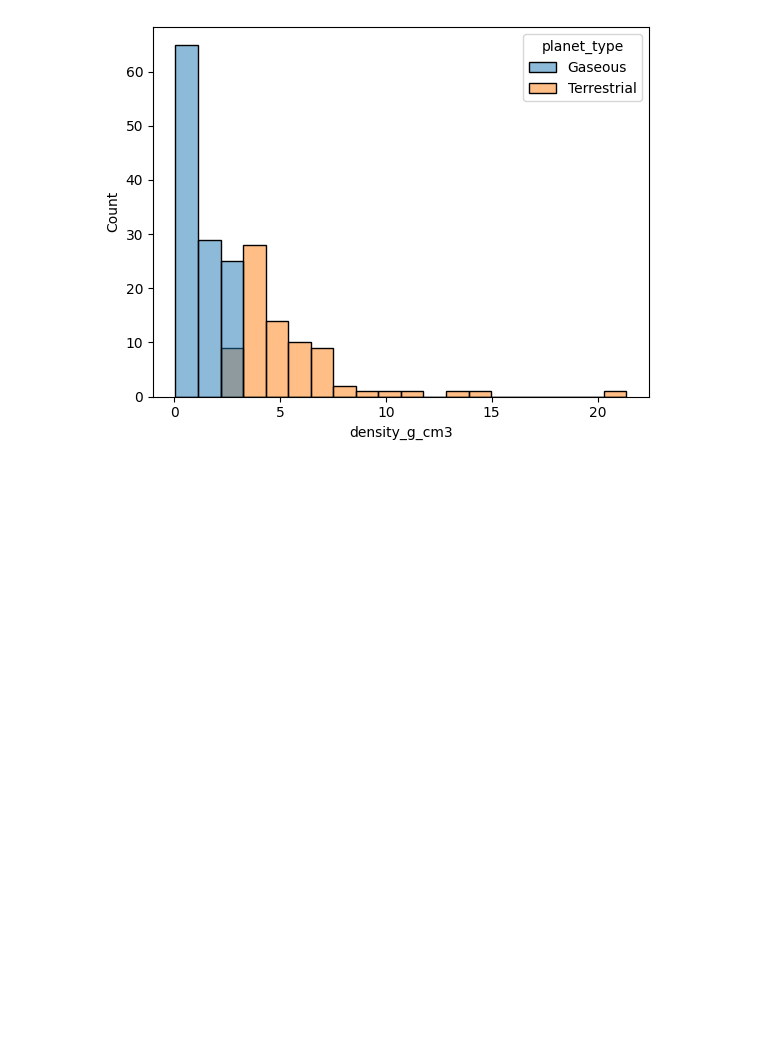
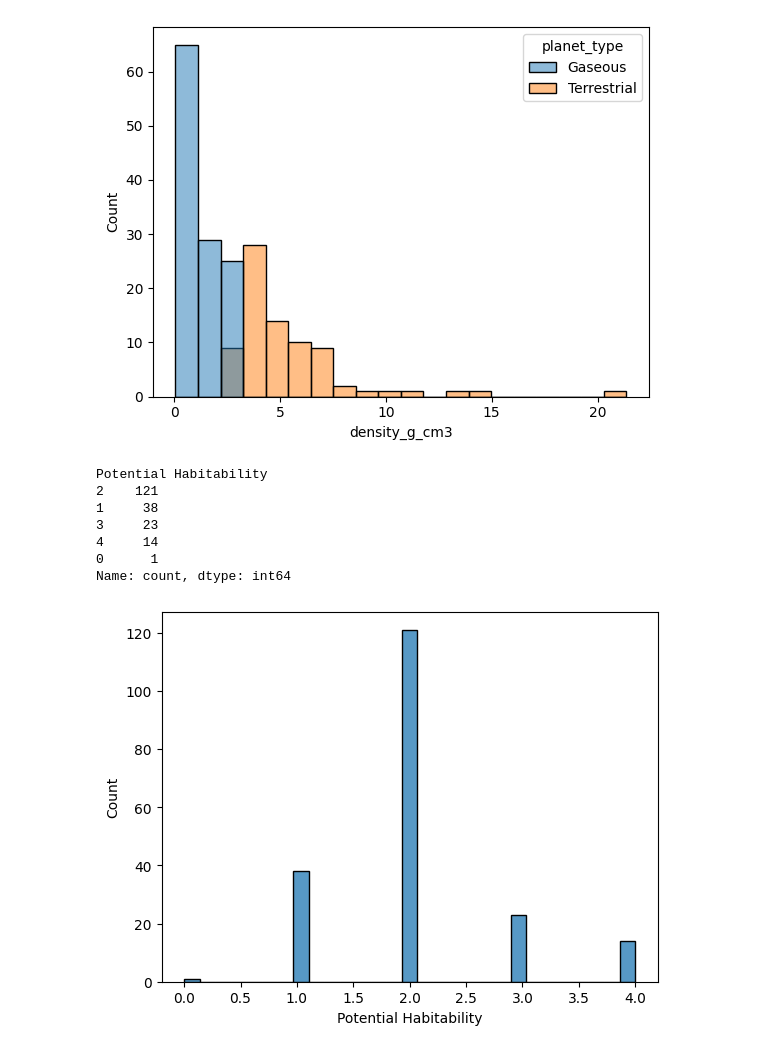
Before and after one commit to Thespaceblade/The-Search-for-a-Second-Earth, a Jupyter notebook: Visualcode.ipynb, the cells around one changed output. Cells and saved outputs as stored; diff of their text form; code cells hidden in the pictures; blank space fills up the shorter version.

```diff
--- a/Visualcode.ipynb
+++ b/Visualcode.ipynb
@@ -174,0 +64,26 @@ earth_row = pd.Series(earth_scaled)
+# %%
+df_cleaned["f_radius"]      = df_cleaned["pl_rade"].between(0.5, 1.6)
+df_cleaned["f_mass"]        = df_cleaned["pl_bmasse"].between(0.2, 5.0)
+df_cleaned["f_insolation"]  = df_cleaned["pl_insol"].between(0.35, 1.75)
+df_cleaned["f_eq_temp"]     = df_cleaned["pl_eqt"].between(180, 310)
+df_cleaned["f_star_teff"]   = df_cleaned["st_teff"].between(3500, 6500)
+df_cleaned["f_eccentric"]   = df_cleaned["pl_orbeccen"] < 0.2
+# %%
+criteria_cols = [
+    "f_radius", "f_mass", "f_insolation",
+    "f_eq_temp", "f_star_teff", "f_eccentric"
+]
+
+df_cleaned["Potential Habitability"] = df_cleaned[criteria_cols].sum(axis=1)
+# %%
+sns.histplot(data=df_cleaned,x="Potential Habitability")
+df_cleaned.value_counts("Potential Habitability")
+# %% [output]
+Potential Habitability
+2    121
+1     38
+3     23
+4     14
+0      1
+Name: count, dtype: int64
+[figure, added]
```
Also changed, not shown: parts of 13 cells of this notebook.
